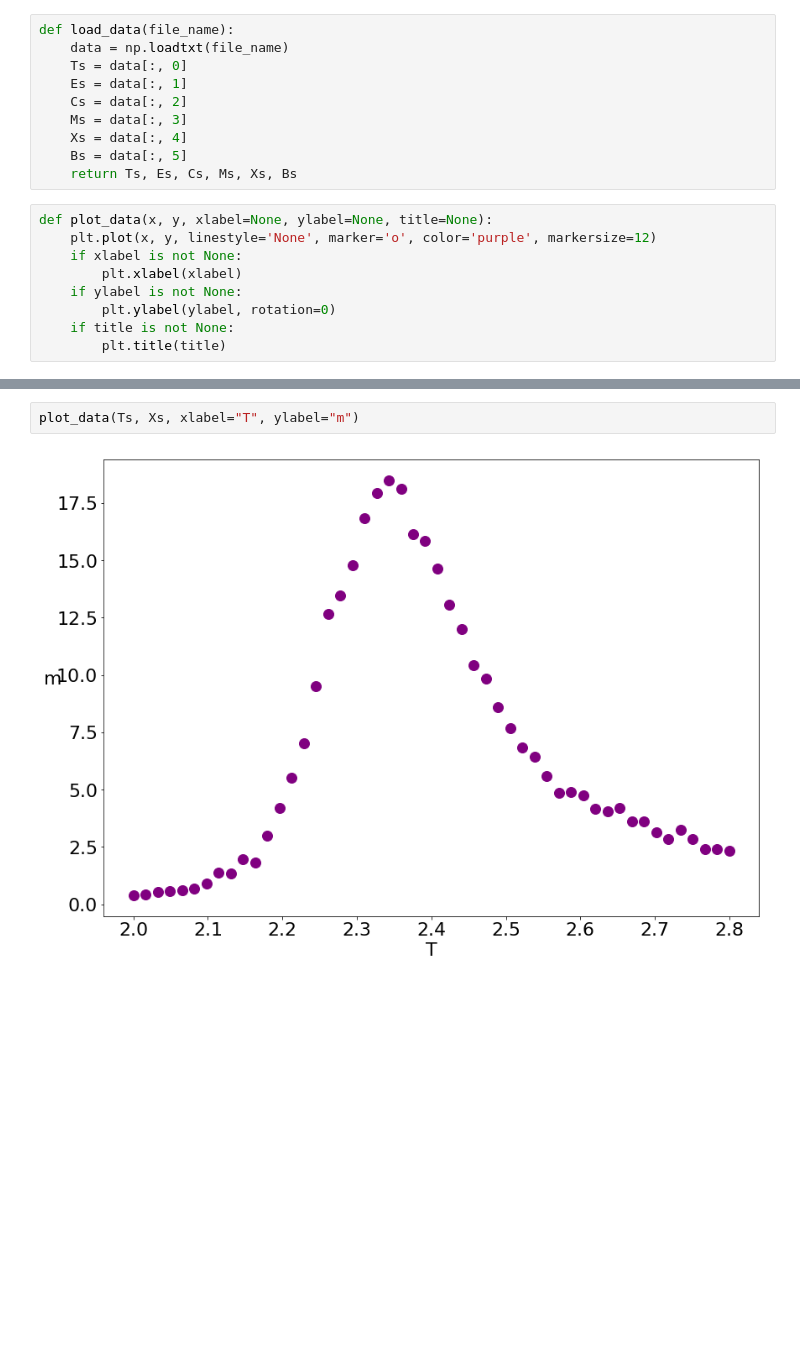
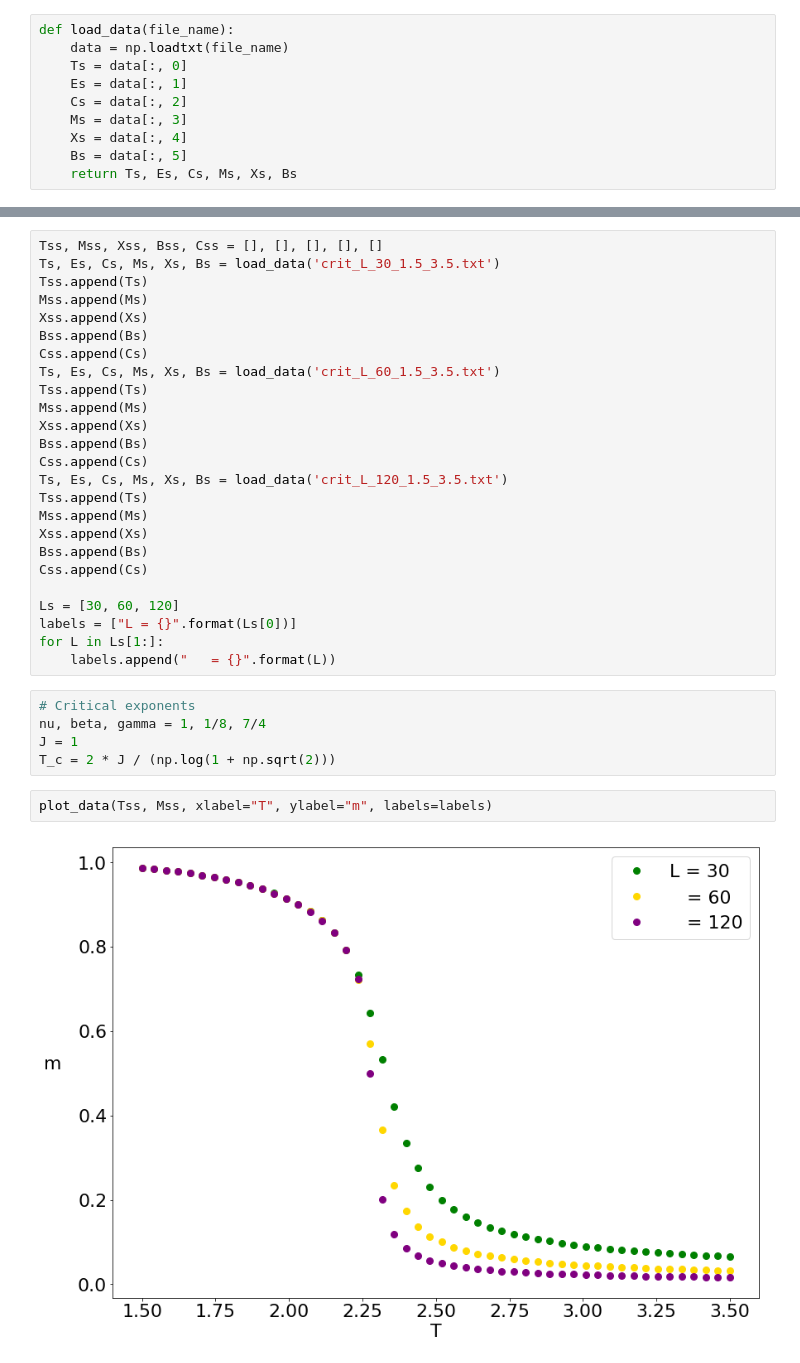
Before and after one commit to stevenstetzler/computational-physics, a Jupyter notebook: project2/project2_plots.ipynb, the cells around one changed output, grey strips where cells are left out. Drawn from its saved outputs; the diff is of its cells as text; blank space fills up the shorter version.

Commit message:
Set up code for all plots

```diff
--- a/project2/project2_plots.ipynb
+++ b/project2/project2_plots.ipynb
@@ -15,12 +15,3 @@ def load_data(file_name):
     Xs = data[:, 4]
     Bs = data[:, 5]
     return Ts, Es, Cs, Ms, Xs, Bs
-# %%
-def plot_data(x, y, xlabel=None, ylabel=None, title=None):
-    plt.plot(x, y, linestyle='None', marker='o', color='purple', markersize=12)
-    if xlabel is not None:
-        plt.xlabel(xlabel)
-    if ylabel is not None:
-        plt.ylabel(ylabel, rotation=0)
-    if title is not None:
-        plt.title(title)
@@ -29,4 +78,34 @@ Ts, Es, Cs, Ms, Xs, Bs = load_data('data.out')
+# %%
+Tss, Mss, Xss, Bss, Css = [], [], [], [], []
+Ts, Es, Cs, Ms, Xs, Bs = load_data('crit_L_30_1.5_3.5.txt')
+Tss.append(Ts)
+Mss.append(Ms)
+Xss.append(Xs)
+Bss.append(Bs)
+Css.append(Cs)
+Ts, Es, Cs, Ms, Xs, Bs = load_data('crit_L_60_1.5_3.5.txt')
+Tss.append(Ts)
+Mss.append(Ms)
+Xss.append(Xs)
+Bss.append(Bs)
+Css.append(Cs)
+Ts, Es, Cs, Ms, Xs, Bs = load_data('crit_L_120_1.5_3.5.txt')
+Tss.append(Ts)
+Mss.append(Ms)
+Xss.append(Xs)
+Bss.append(Bs)
+Css.append(Cs)
+
+Ls = [30, 60, 120]
+labels = ["L = {}".format(Ls[0])]
+for L in Ls[1:]:
+    labels.append("   = {}".format(L))
+# %%
+# Critical exponents
+nu, beta, gamma = 1, 1/8, 7/4
+J = 1
+T_c = 2 * J / (np.log(1 + np.sqrt(2)))
 # %%
-plot_data(Ts, Xs, xlabel="T", ylabel="m")
+plot_data(Tss, Mss, xlabel="T", ylabel="m", labels=labels)
 # %% [output]
-[figure, old version]
+[figure, new version]
```
Also changed, not shown: parts of 9 cells of this notebook.
